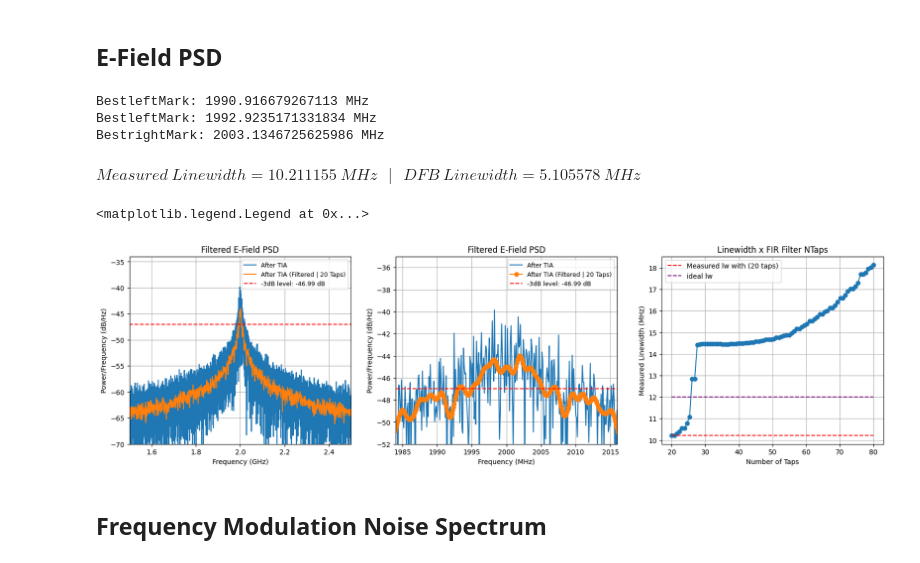
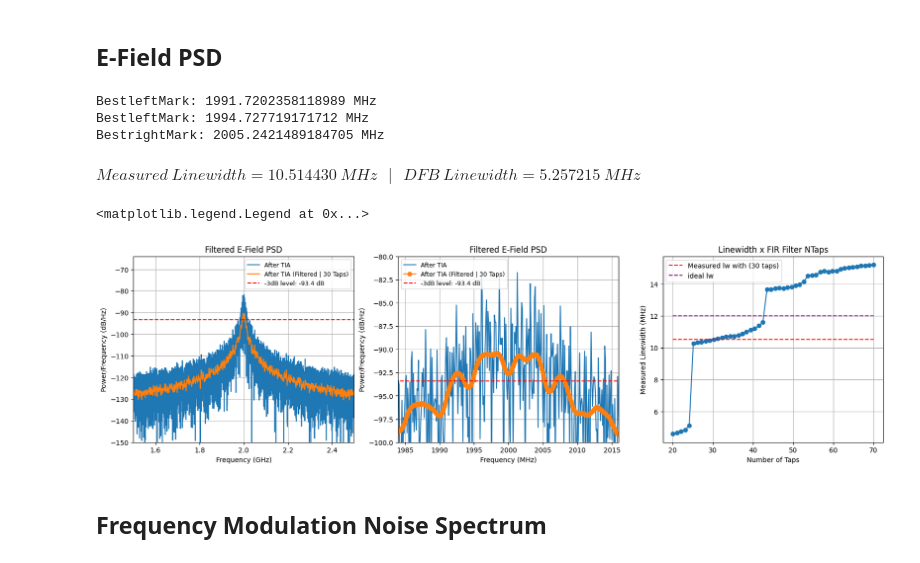
Before and after one commit to CaioRodrigues200/Laser-Study, a Jupyter notebook: Projects/Delayed_Self_Heterodyne/LorentzTesting.ipynb, the cells around one changed output. Cells and saved outputs as stored; diff of their text form; code cells hidden in the pictures.

```diff
--- a/Projects/Delayed_Self_Heterodyne/LorentzTesting.ipynb
+++ b/Projects/Delayed_Self_Heterodyne/LorentzTesting.ipynb
@@ -451,12 +457,13 @@ fig, ax = plt.subplots(1,3)
 fig.set_figheight(5)
 fig.set_figwidth(20)
 
-tapsArray = np.linspace(20,80,80)
+tapsArray = np.linspace(20,70,50)
 lwArray = np.zeros(len(tapsArray))
 
 centerFreq = 2e9
 cutLims = [1.45e9,2.55e9]
 spectrum, freq = mlab.magnitude_spectrum(FilteredIPd, Fs=Fs, window=mlab.window_none,sides='onesided')
+spectrum = spectrum*np.conj(spectrum)
 
 initFreq = int(cutLims[0]/freq[-1]*len(freq))
 endFreq = int(cutLims[1]/freq[-1]*len(freq))
@@ -465,7 +472,7 @@ freq = freq[initFreq:endFreq]
 spectrum =  10*np.log10(spectrum[initFreq:endFreq])
 
 # Filter spectrum
-Ntaps = 20
+Ntaps = 30
 b = signal.firwin(numtaps = Ntaps, cutoff = 1e-5, window='hamming')
 FilteredSpec = firFilter(b, spectrum)[Ntaps:-Ntaps]
 
@@ -475,7 +482,7 @@ ax[0].hlines(np.max(FilteredSpec)-3,xmin=cutLims[0]*1e-9, xmax=cutLims[1]*1e-9,
 ax[0].set_xlabel('Frequency (GHz)')
 ax[0].set_ylabel('Power/Frequency (dB/Hz)')
 ax[0].set_xlim(1.5,2.5)
-ax[0].set_ylim(-70,-34)
+ax[0].set_ylim(-150,-64)
 ax[0].set_title(f'Filtered E-Field PSD')
 ax[0].grid()
 ax[0].legend(fontsize=9)
@@ -486,7 +493,7 @@ ax[1].hlines(np.max(FilteredSpec)-3,xmin=cutLims[0]*1e-6, xmax=cutLims[1]*1e-6,
 ax[1].set_xlabel('Frequency (MHz)')
 ax[1].set_ylabel('Power/Frequency (dB/Hz)')
 ax[1].set_xlim(2000 - 16 , 2000 + 16)
-ax[1].set_ylim(-52,-35)
+ax[1].set_ylim(-100,-80)
 ax[1].set_title(f'Filtered E-Field PSD')
 ax[1].grid()
 ax[1].legend(fontsize=9)
@@ -494,57 +501,59 @@ ax[1].legend(fontsize=9)
 BestrightMark = 0
 BestleftMark = 0
 
+freqCutted = freq[Ntaps:-Ntaps]
+
 for i in range(len(FilteredSpec)-1):
-    if FilteredSpec[i+1] > np.max(FilteredSpec)-3 and FilteredSpec[i] < np.max(FilteredSpec)-3:
-        # print(f'leftMark between {np.round(freq[i]*1e-6,2)} and {np.round(freq[i+1]*1e-6,2)} MHz')
-        leftMark = (np.max(FilteredSpec)-3-FilteredSpec[i])/(FilteredSpec[i+1]-FilteredSpec[i]) * (freq[i+1]-freq[i]) + freq[i]
+    if FilteredSpec[i+1] >= np.max(FilteredSpec)-3 and FilteredSpec[i] < np.max(FilteredSpec)-3:
+        # print(f'leftMark between {np.round(freqCutted[i]*1e-6,2)} and {np.round(freqCutted[i+1]*1e-6,2)} MHz')
+        leftMark = (np.max(FilteredSpec)-3-FilteredSpec[i])/(FilteredSpec[i+1]-FilteredSpec[i]) * (freqCutted[i+1]-freqCutted[i]) + freqCutted[i]
         if (np.abs(leftMark-centerFreq) < np.abs(BestleftMark-centerFreq) and leftMark < centerFreq):
             BestleftMark = leftMark
             print(f'BestleftMark: {BestleftMark*1e-6} MHz')
-    elif FilteredSpec[i+1] < np.max(FilteredSpec)-3 and FilteredSpec[i] > np.max(FilteredSpec)-3:
-        # print(f'rightMark between {np.round(freq[i]*1e-6,2)} and {np.round(freq[i+1]*1e-6,2)} MHz')
-        rightMark = (np.max(FilteredSpec)-3-FilteredSpec[i])/(FilteredSpec[i+1]-FilteredSpec[i]) * (freq[i+1]-freq[i]) + freq[i]
+    elif FilteredSpec[i+1] < np.max(FilteredSpec)-3 and FilteredSpec[i] >= np.max(FilteredSpec)-3:
+        # print(f'rightMark between {np.round(freqCutted[i]*1e-6,2)} and {np.round(freqCutted[i+1]*1e-6,2)} MHz')
+        rightMark = (np.max(FilteredSpec)-3-FilteredSpec[i])/(FilteredSpec[i+1]-FilteredSpec[i]) * (freqCutted[i+1]-freqCutted[i]) + freqCutted[i]
         if (np.abs(rightMark-centerFreq) < np.abs(BestrightMark-centerFreq) and rightMark > centerFreq):
             BestrightMark = rightMark
             print(f'BestrightMark: {BestrightMark*1e-6} MHz')
 
 delF = BestrightMark*1e-6-BestleftMark*1e-6
 display(Math('Measured~Linewidth = %5.6f~MHz~~~|~~~DFB~Linewidth = %5.6f~MHz' %(delF, delF/2 )))
 
 for j in range(len(tapsArray)):
     NtapsIt = int(np.floor(tapsArray[j]))
     b = signal.firwin(numtaps = NtapsIt, cutoff = 1e-5, window='hamming')
     FilteredSpec = firFilter(b, spectrum)[NtapsIt:-NtapsIt]
 
     BestrightMark = 0
     BestleftMark = 0
 
     for i in range(len(FilteredSpec)-1):
-        if FilteredSpec[i+1] > np.max(FilteredSpec)-3 and FilteredSpec[i] < np.max(FilteredSpec)-3:
-            leftMark = (np.max(FilteredSpec)-3-FilteredSpec[i])/(FilteredSpec[i+1]-FilteredSpec[i]) * (freq[i+1]-freq[i]) + freq[i]
+        if FilteredSpec[i+1] >= np.max(FilteredSpec)-3 and FilteredSpec[i] < np.max(FilteredSpec)-3:
+            leftMark = (np.max(FilteredSpec)-3-FilteredSpec[i])/(FilteredSpec[i+1]-FilteredSpec[i]) * (freqCutted[i+1]-freqCutted[i]) + freqCutted[i]
             if (np.abs(leftMark-centerFreq) < np.abs(BestleftMark-centerFreq) and leftMark < centerFreq):
                 BestleftMark = leftMark
-        elif FilteredSpec[i+1] < np.max(FilteredSpec)-3 and FilteredSpec[i] > np.max(FilteredSpec)-3:
-            rightMark = (np.max(FilteredSpec)-3-FilteredSpec[i])/(FilteredSpec[i+1]-FilteredSpec[i]) * (freq[i+1]-freq[i]) + freq[i]
+        elif FilteredSpec[i+1] < np.max(FilteredSpec)-3 and FilteredSpec[i] >= np.max(FilteredSpec)-3:
+            rightMark = (np.max(FilteredSpec)-3-FilteredSpec[i])/(FilteredSpec[i+1]-FilteredSpec[i]) * (freqCutted[i+1]-freqCutted[i]) + freqCutted[i]
             if (np.abs(rightMark-centerFreq) < np.abs(BestrightMark-centerFreq) and rightMark > centerFreq):
                 BestrightMark = rightMark
 
     lwArray[j] = BestrightMark*1e-6-BestleftMark*1e-6
 
 ax[2].plot(tapsArray,lwArray,'-o')
 ax[2].set_xlabel('Number of Taps')
 ax[2].set_ylabel('Measured Linewidth (MHz)')
 ax[2].set_title(f'Linewidth x FIR Filter NTaps')
 ax[2].hlines(delF,xmin=tapsArray[0], xmax=tapsArray[-1], color='red', linestyle='--', label=f'Measured lw with ({Ntaps} taps)')
 ax[2].hlines(laser_parameters.lw*2e-6,xmin=tapsArray[0], xmax=tapsArray[-1], color='purple', linestyle='--', label=f'ideal lw')
 ax[2].grid()
 ax[2].legend(fontsize=10)
 # %% [output]
-BestleftMark: 1990.916679267113 MHz
-BestleftMark: 1992.9235171331834 MHz
-BestrightMark: 2003.1346725625986 MHz
+BestleftMark: 1991.7202358118989 MHz
+BestleftMark: 1994.727719171712 MHz
+BestrightMark: 2005.2421489184705 MHz
-$\displaystyle Measured~Linewidth = 10.211155~MHz~~~|~~~DFB~Linewidth = 5.105578~MHz$
+$\displaystyle Measured~Linewidth = 10.514430~MHz~~~|~~~DFB~Linewidth = 5.257215~MHz$
 <matplotlib.legend.Legend at 0x...>
-[figure, old version]
+[figure, new version]
 # %% [markdown]
 ## Frequency Modulation Noise Spectrum
```
Also changed, not shown: parts of 10 cells of this notebook, 2 other files.
